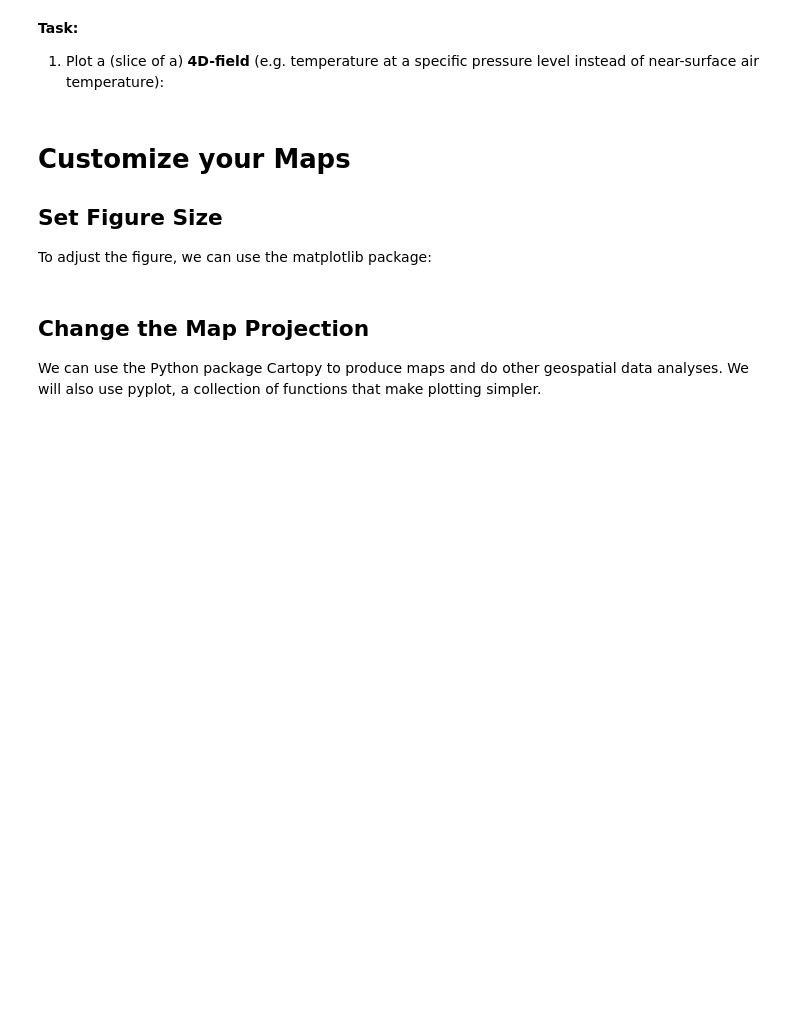
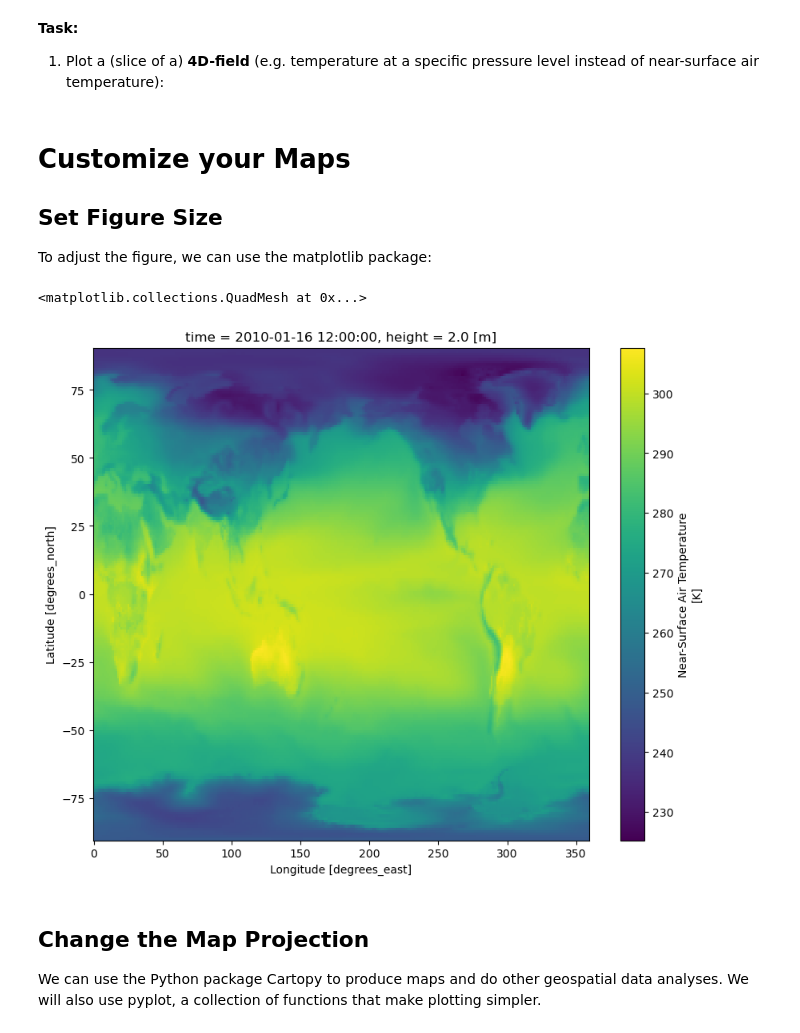
Before and after one commit to MetOs-UiO/GEO4990-notebooks, a Jupyter notebook: 05_IntroHandlingCMIP6Data.ipynb, the cells around one changed output. Saved outputs shown, nothing was run; the diff lists cells and outputs as text; code cells hidden in the pictures; blank space fills up the shorter version.

```diff
--- a/05_IntroHandlingCMIP6Data.ipynb
+++ b/05_IntroHandlingCMIP6Data.ipynb
@@ -93,10 +119,13 @@ To adjust the figure, we can use the matplotlib package:
 # %%
 #import python package
 import matplotlib as mpl
 
 #adjust figure size
 mpl.rcParams['figure.figsize'] = [10., 8.]
-ds.<< >>.isel(time=<< >>).plot()
+ds.tas.isel(time=0).plot()
+# %% [output]
+<matplotlib.collections.QuadMesh at 0x...>
+[figure, added]
 # %% [markdown]
 ## Change the Map Projection
 We can use the Python package Cartopy to produce maps and do other geospatial data analyses. We will also use pyplot, a collection of functions that make plotting simpler.
```
Also changed, not shown: parts of 14 cells of this notebook.
